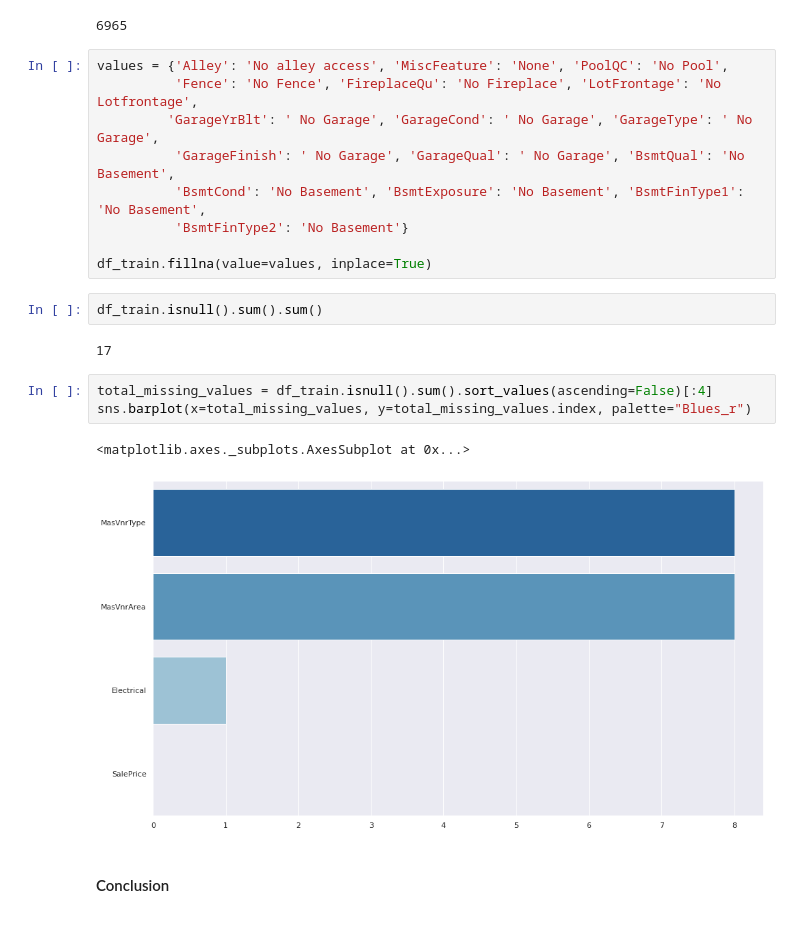
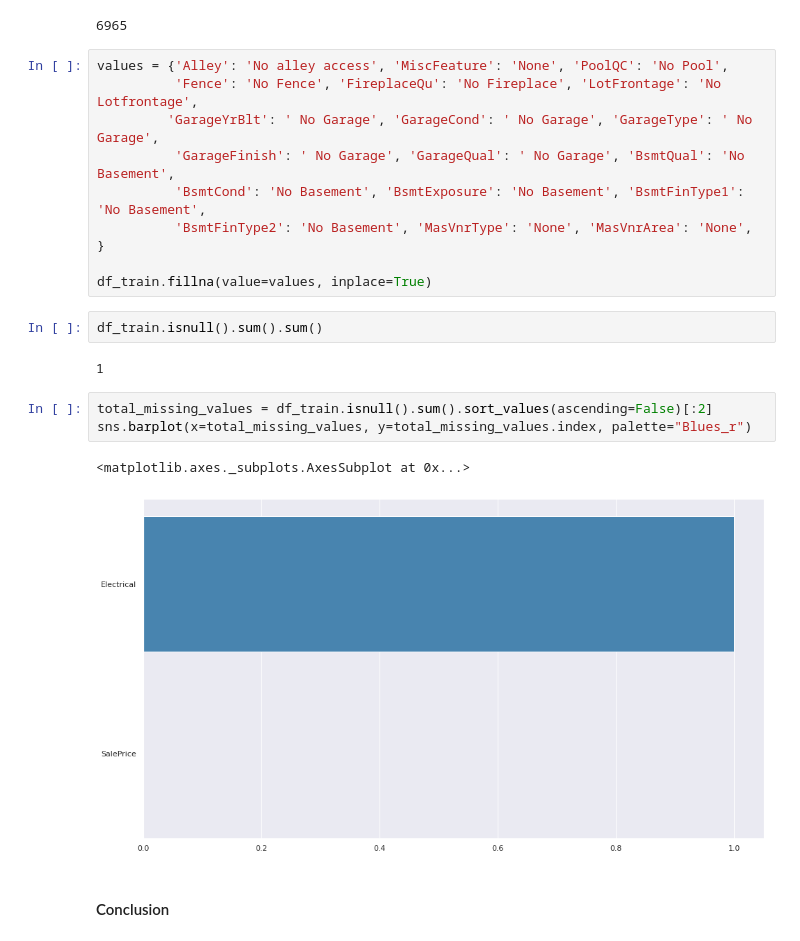
Before and after one commit to snaylix/House-prices-prediction, a Jupyter notebook: 2021-07-17_House-Prices_Prediction_03_Imputation.ipynb, the cells around one changed output. Cells and saved outputs as stored; diff of their text form.

```diff
--- a/2021-07-17_House-Prices_Prediction_03_Imputation.ipynb
+++ b/2021-07-17_House-Prices_Prediction_03_Imputation.ipynb
@@ -83,19 +83,19 @@ values = {'Alley': 'No alley access', 'MiscFeature': 'None', 'PoolQC': 'No Pool'
          'GarageYrBlt': ' No Garage', 'GarageCond': ' No Garage', 'GarageType': ' No Garage',
           'GarageFinish': ' No Garage', 'GarageQual': ' No Garage', 'BsmtQual': 'No Basement',
           'BsmtCond': 'No Basement', 'BsmtExposure': 'No Basement', 'BsmtFinType1': 'No Basement',
-          'BsmtFinType2': 'No Basement'}
+          'BsmtFinType2': 'No Basement', 'MasVnrType': 'None', 'MasVnrArea': 'None', }
 
 df_train.fillna(value=values, inplace=True)
 # %%
 df_train.isnull().sum().sum()
 # %% [output]
-17
+1
 # %%
-total_missing_values = df_train.isnull().sum().sort_values(ascending=False)[:4]
+total_missing_values = df_train.isnull().sum().sort_values(ascending=False)[:2]
 sns.barplot(x=total_missing_values, y=total_missing_values.index, palette="Blues_r")
 # %% [output]
 <matplotlib.axes._subplots.AxesSubplot at 0x...>
-[figure, old version]
+[figure, new version]
 # %% [markdown]
 #### Conclusion
 # %% [markdown]
```
Also changed, not shown: parts of 2 cells of this notebook, 1 other file.
